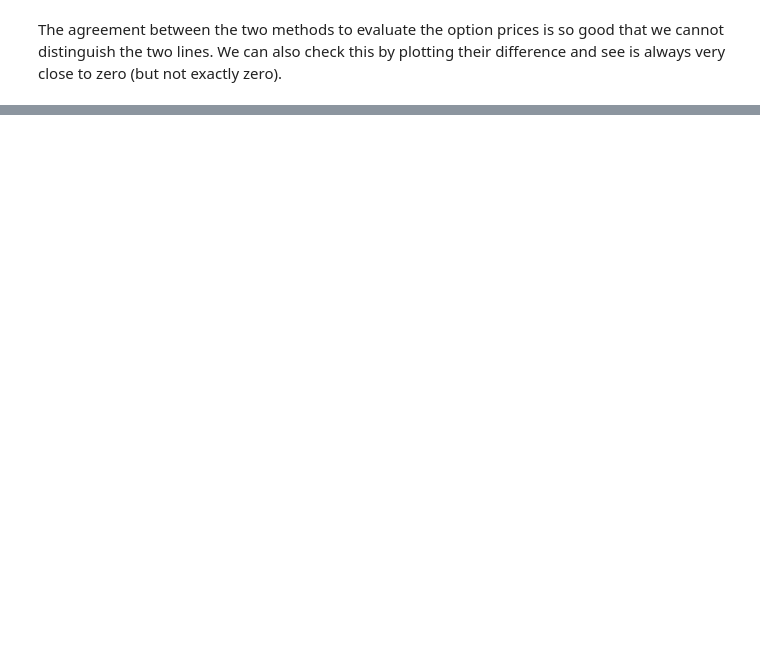
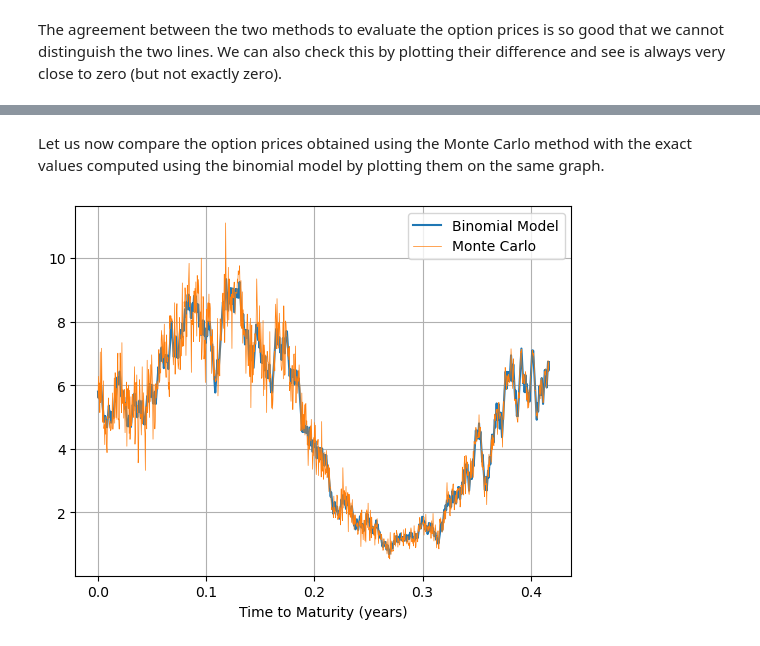
Before and after one commit to praxisD/Option-Pricing, a Jupyter notebook: Options Pricing for Git.ipynb, the cells around one changed output, grey strips where cells are left out. Saved outputs shown, nothing was run; the diff lists cells and outputs as text; code cells hidden in the pictures; blank space fills up the shorter version.

Commit message:
Addition of Monte Carlo and  some typos fixed.

```diff
--- a/Options Pricing for Git.ipynb
+++ b/Options Pricing for Git.ipynb
@@ -352,0 +368,10 @@ plt.show()
+# %%
+def Monte_Carlo(runs, n_steps, S0, u, d, R, K, xi):
+    q = (R-d)/(u-d) # Defining the risk-neutral probability
+    total = 0
+    for run in range(runs):
+        k = random_walk_plus(n_steps, q)[-1] # Simulate the random walk
+        S = S0*(u**k)*(d**(n_steps-k)) # Final stock price
+        C = max(xi*(S-K),0)/(R**n_steps) # Discounted payoff
+        total += C
+    return total/runs
@@ -352,0 +380,7 @@ plt.show()
+# %%
+sim2Lattice = BinomialLatticeCreation(n_steps=1000, T=5/12, S0=62,
+                                  r=0.1, nu=0.4, sigma=0.2, K=60,
+                                  xi=1, american=False)
+u_sim2 = sim2Lattice.u
+d_sim2 = sim2Lattice.d
+R_sim2 = sim2Lattice.R
@@ -352,0 +389,6 @@ plt.show()
+# %%
+optionsMC_sim2 = [
+    Monte_Carlo(100, 1000 - i, sim2['Stock Value'][i], u_sim2, d_sim2, R_sim2, 60, xi=1)
+    for i in range(1001)
+]
+optionsMC_sim2 = pd.Series(optionsMC_sim2, index=range(1001))
@@ -352,0 +399,11 @@ plt.show()
+# %% [markdown]
+Let us now compare the option prices obtained using the Monte Carlo method with the exact values computed using the binomial model by plotting them on the same graph.
+# %%
+plt.plot(sim2['Option Price'].index*(5/12000), sim2['Option Price'].values, label='Binomial Model')
+plt.plot(optionsMC_sim2.index*(5/12000), optionsMC_sim2.values, linewidth=0.5, label='Monte Carlo')
+plt.xlabel('Time to Maturity (years)')
+plt.legend()
+plt.grid(True)
+plt.show()
+# %% [output]
+[figure, added]
```
Also changed, not shown: parts of 14 cells of this notebook.
